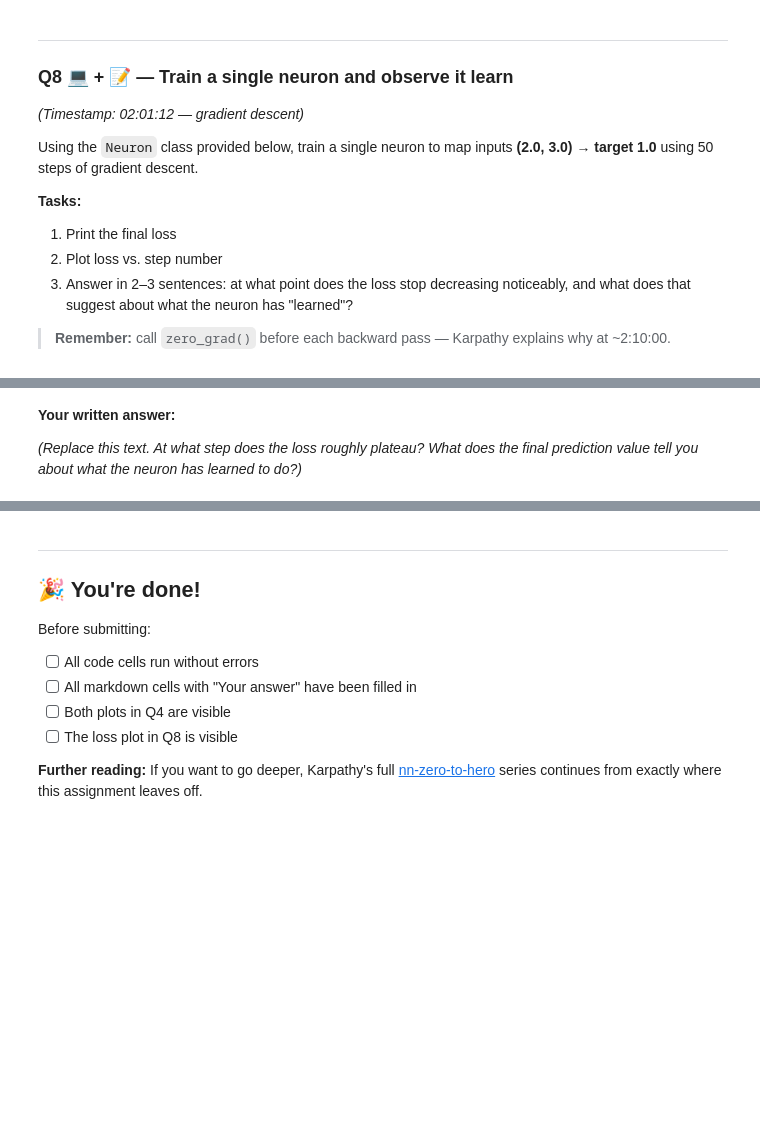
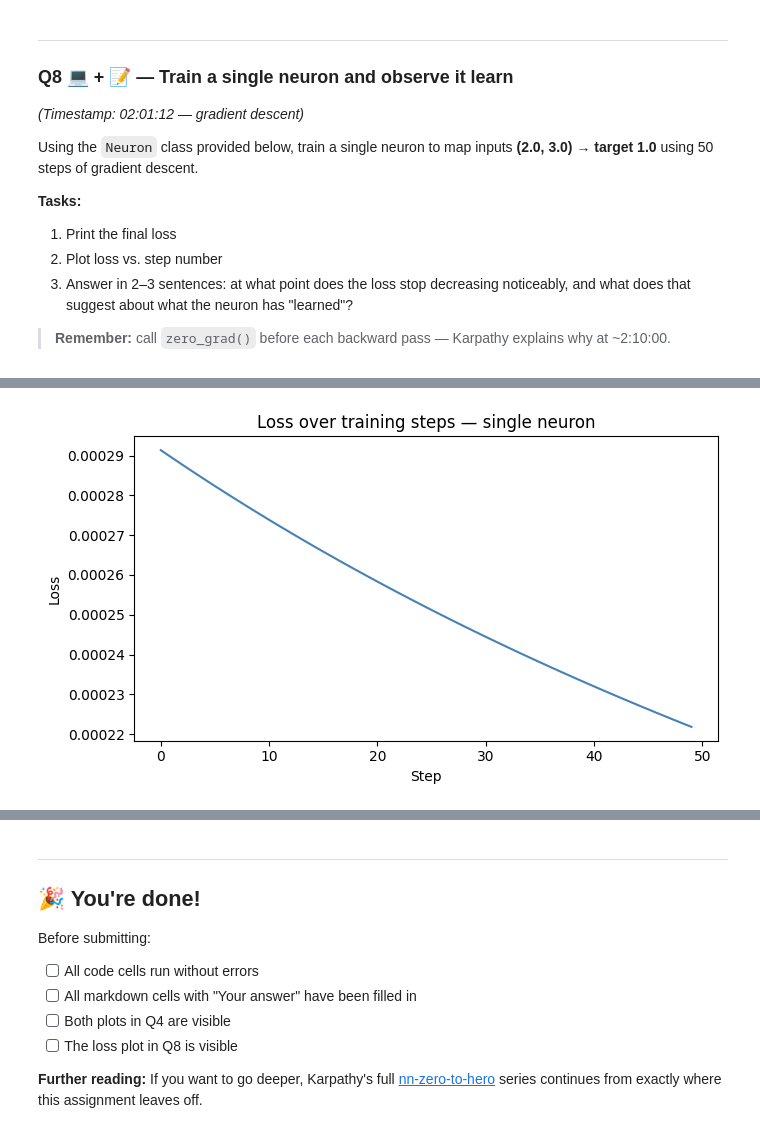
Before and after one commit to Stamatics-NumberstoNeurons/assignment-3-RimaSense, a Jupyter notebook: Assignment_3.ipynb, the cells around one changed output, grey strips where cells are left out. Saved outputs shown, nothing was run; the diff lists cells and outputs as text; code cells hidden in the pictures; blank space fills up the shorter version.

```diff
--- a/Assignment_3.ipynb
+++ b/Assignment_3.ipynb
@@ -367,12 +373,15 @@ class Value:
         return out
 
     def relu(self):
-        # TODO: implement ReLU forward pass
-        # out = Value(???, (self,), 'relu')
-        # def _backward():
-        #     self.grad += ??? * out.grad
-        # out._backward = _backward
-        # return out
+      # Forward pass: max(0, x)
+        out = Value(self.data if self.data > 0 else 0.0, (self,), 'relu')
+
+        def _backward():
+            # Backward pass: local derivative is 1 if x > 0, else 0
+            self.grad += (1.0 if self.data > 0 else 0.0) * out.grad
+
+        out._backward = _backward
+        return out
         raise NotImplementedError("Implement relu() here!")
 
     def backward(self):
@@ -462,20 +477,24 @@ losses = []
 
 for step in range(50):
     # TODO: Forward pass
-    pred = None  # neuron(x1, x2)
+    pred = neuron(x1, x2) # neuron(x1, x2)
 
     # TODO: Compute MSE loss using Value operations
     # loss = 0.5 * (pred - target)^2
     # Hint: Value supports +, *, and you can use Value(-1) to negate
-    loss = None
+    diff = pred + Value(-target)
+    loss = diff * diff * Value(0.5)
+
 
     losses.append(loss.data if loss is not None else float('nan'))
 
     # TODO: Backward pass (remember zero_grad first!)
+    neuron.zero_grad()
+    loss.backward()
 
     # TODO: Update parameters
     for p in neuron.parameters():
-        pass  # p.data -= lr * p.grad
+        p.data -= lr * p.grad
 
 print(f"Final loss: {losses[-1]:.6f}")
 print(f"Final prediction: {neuron(x1, x2).data:.4f}  (target was {target})")
@@ -487,3 +506,4 @@ plt.xlabel('Step')
 plt.ylabel('Loss')
 plt.tight_layout()
 plt.show()
+# %% [output]
@@ -490,4 +512 @@ plt.show()
+[figure, added]
-# %% [markdown]
-**Your written answer:**
-
-*(Replace this text. At what step does the loss roughly plateau? What does the final prediction value tell you about what the neuron has learned to do?)*
```
Also changed, not shown: parts of 9 cells of this notebook.
